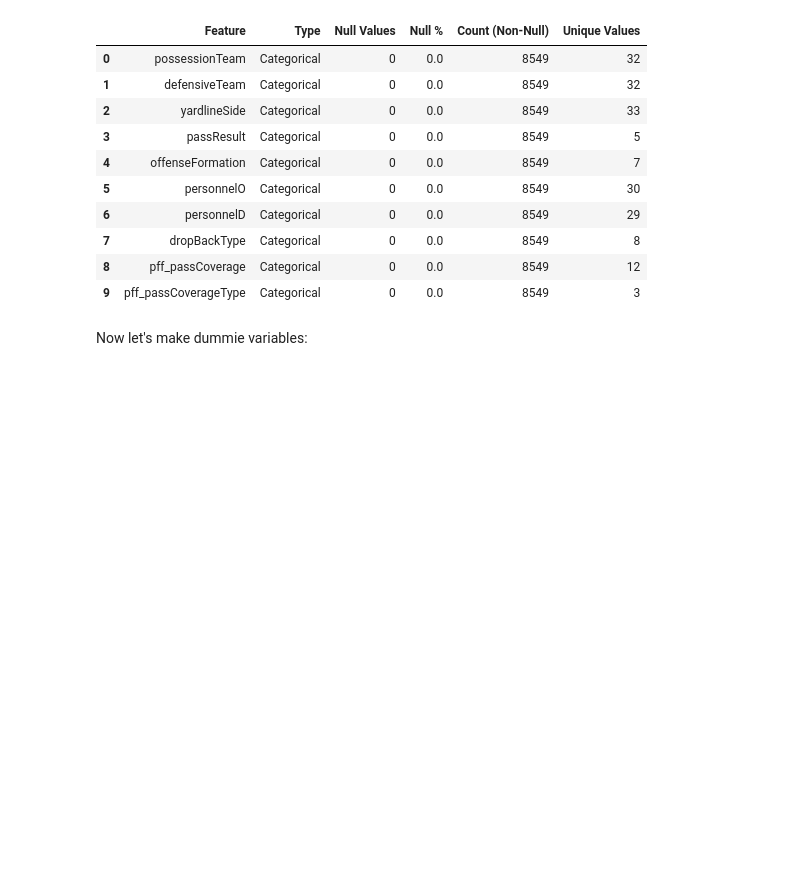
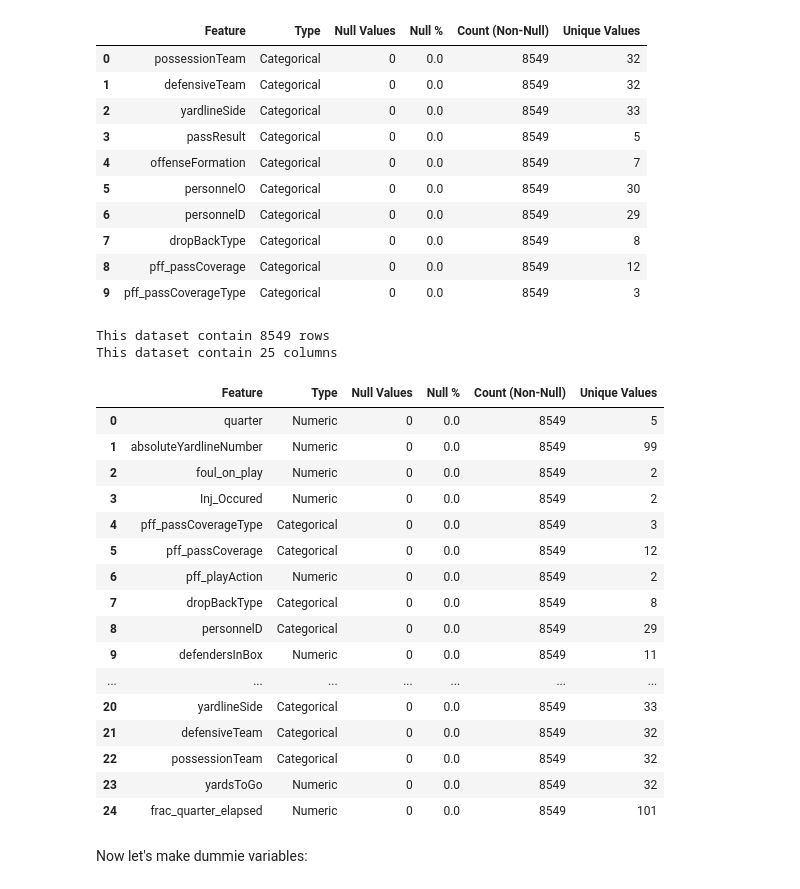
Before and after one commit to LeeMcFarling/AFL_Project_backup, a Jupyter notebook: Modeling/Weekly Assignments/Week_1.ipynb, the cells around one changed output. Drawn from its saved outputs; the diff is of its cells as text; code cells hidden in the pictures; blank space fills up the shorter version.

```diff
--- a/Modeling/Weekly Assignments/Week_1.ipynb
+++ b/Modeling/Weekly Assignments/Week_1.ipynb
@@ -426,0 +429,22 @@ This dataset contain 10 columns
+# %%
+profile_dataset(BDB_All_Plays_Clean)
+# %% [output]
+This dataset contain 8549 rows
+This dataset contain 25 columns
+|  | Feature | Type | Null Values | Null % | Count (Non-Null) | Unique Values |
+| 0 | quarter | Numeric | 0 | 0.0 | 8549 | 5 |
+| 1 | absoluteYardlineNumber | Numeric | 0 | 0.0 | 8549 | 99 |
+| 2 | foul_on_play | Numeric | 0 | 0.0 | 8549 | 2 |
+| 3 | Inj_Occured | Numeric | 0 | 0.0 | 8549 | 2 |
+| 4 | pff_passCoverageType | Categorical | 0 | 0.0 | 8549 | 3 |
+| 5 | pff_passCoverage | Categorical | 0 | 0.0 | 8549 | 12 |
+| 6 | pff_playAction | Numeric | 0 | 0.0 | 8549 | 2 |
+| 7 | dropBackType | Categorical | 0 | 0.0 | 8549 | 8 |
+| 8 | personnelD | Categorical | 0 | 0.0 | 8549 | 29 |
+| 9 | defendersInBox | Numeric | 0 | 0.0 | 8549 | 11 |
+| ... | ... | ... | ... | ... | ... | ... |
+| 20 | yardlineSide | Categorical | 0 | 0.0 | 8549 | 33 |
+| 21 | defensiveTeam | Categorical | 0 | 0.0 | 8549 | 32 |
+| 22 | possessionTeam | Categorical | 0 | 0.0 | 8549 | 32 |
+| 23 | yardsToGo | Numeric | 0 | 0.0 | 8549 | 32 |
+| 24 | frac_quarter_elapsed | Numeric | 0 | 0.0 | 8549 | 101 |
```
Also changed, not shown: parts of 8 cells of this notebook, 10 other files.
